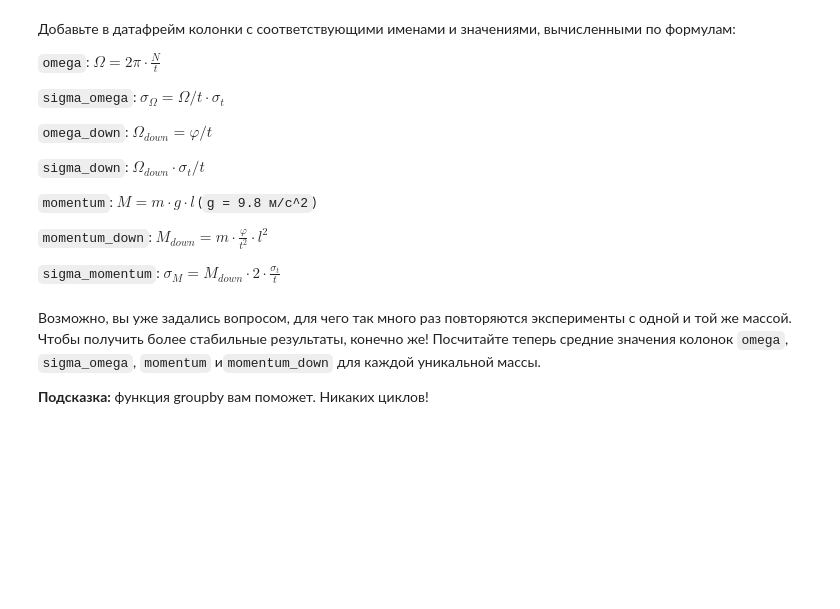
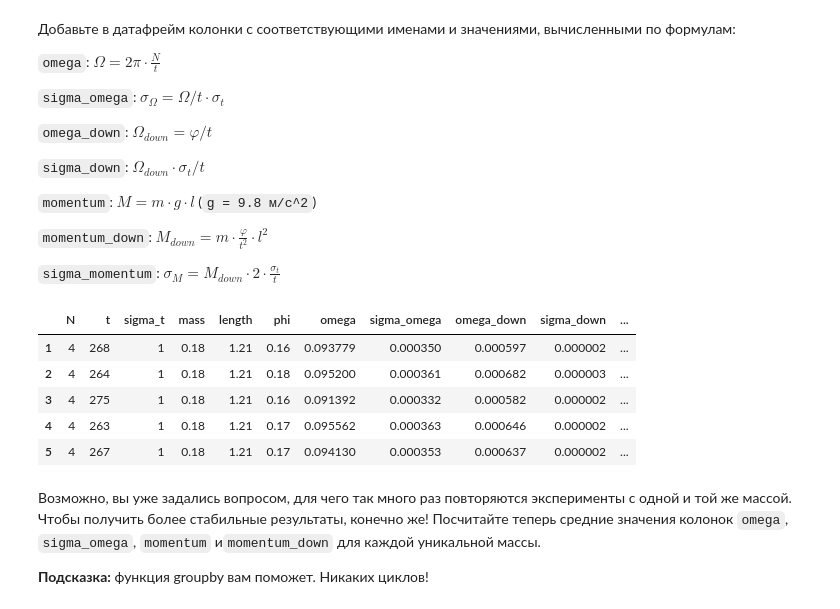
Before and after one commit to alexkandr/py-lab1, a Jupyter notebook: lab_1_np_pandas_matplotlib.ipynb, the cells around one changed output. Cells and saved outputs as stored; diff of their text form; code cells hidden in the pictures; blank space fills up the shorter version.

```diff
--- a/lab_1_np_pandas_matplotlib.ipynb
+++ b/lab_1_np_pandas_matplotlib.ipynb
@@ -383,15 +387,26 @@ data.head()
 
 `sigma_momentum`: $\sigma_{M} = M_{down} \cdot 2 \cdot \frac{\sigma_t}{t}$
 # %%
-# YOUR CODE HERE
-# data['omega'] = ...
-# ...
+data['omega'] = 2 * np.pi * data.N / data.t
+data['sigma_omega'] = data.omega /data.t * data.sigma_t
+data['omega_down'] = data.phi / data.t
+data['sigma_down'] =  data.sigma_t /data.t * data.omega_down
+data['momentum'] = data.mass * 9.8 * data.length
+data['momentum_down'] = data.mass * data.phi / (data.t)**2 *(data.length)**2
+data['sigma_momentum'] = data.momentum_down * 2 * data.sigma_t/data.t
 
 assert np.allclose(data.momentum_down.iloc[0], 5.892e-07)
 assert np.allclose(data.sigma_omega[0:5], 3.5e-04, atol=3e-5)
 assert np.allclose(data.sigma_momentum[0:5], 4.4e-09, atol=1e-9)
 
 data.head()
+# %% [output]
+|  | N | t | sigma_t | mass | length | phi | omega | sigma_omega | omega_down | sigma_down | ... |
+| 1 | 4 | 268 | 1 | 0.18 | 1.21 | 0.16 | 0.093779 | 0.000350 | 0.000597 | 0.000002 | ... |
+| 2 | 4 | 264 | 1 | 0.18 | 1.21 | 0.18 | 0.095200 | 0.000361 | 0.000682 | 0.000003 | ... |
+| 3 | 4 | 275 | 1 | 0.18 | 1.21 | 0.16 | 0.091392 | 0.000332 | 0.000582 | 0.000002 | ... |
+| 4 | 4 | 263 | 1 | 0.18 | 1.21 | 0.17 | 0.095562 | 0.000363 | 0.000646 | 0.000002 | ... |
+| 5 | 4 | 267 | 1 | 0.18 | 1.21 | 0.17 | 0.094130 | 0.000353 | 0.000637 | 0.000002 | ... |
 # %% [markdown]
 Возможно, вы уже задались вопросом, для чего так много раз повторяются эксперименты с одной и той же массой. Чтобы получить более стабильные результаты, конечно же! Посчитайте теперь средние значения колонок `omega`, `sigma_omega`, `momentum` и`momentum_down` для каждой уникальной массы.
 
```
Also changed, not shown: parts of 8 cells of this notebook, 1 other file.
